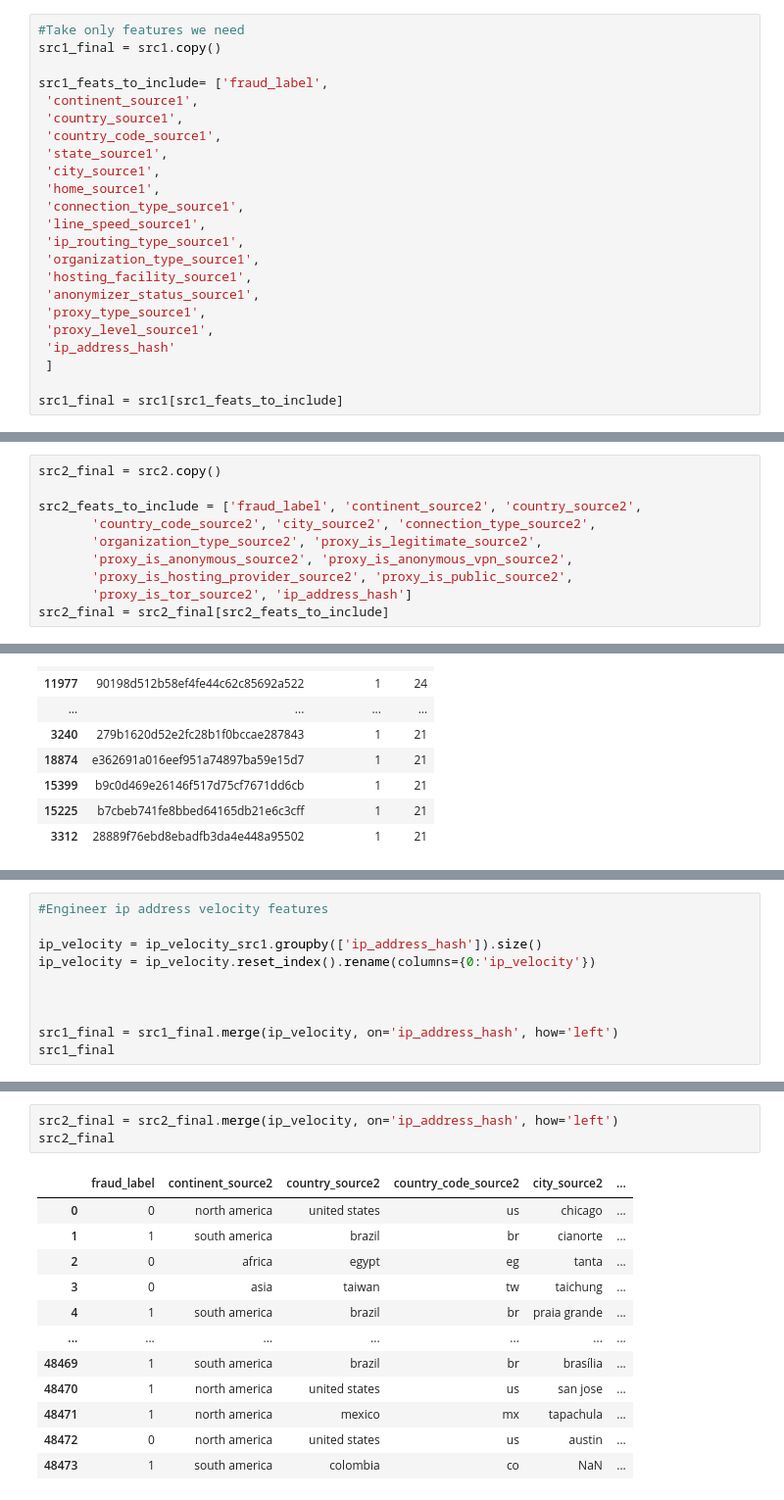
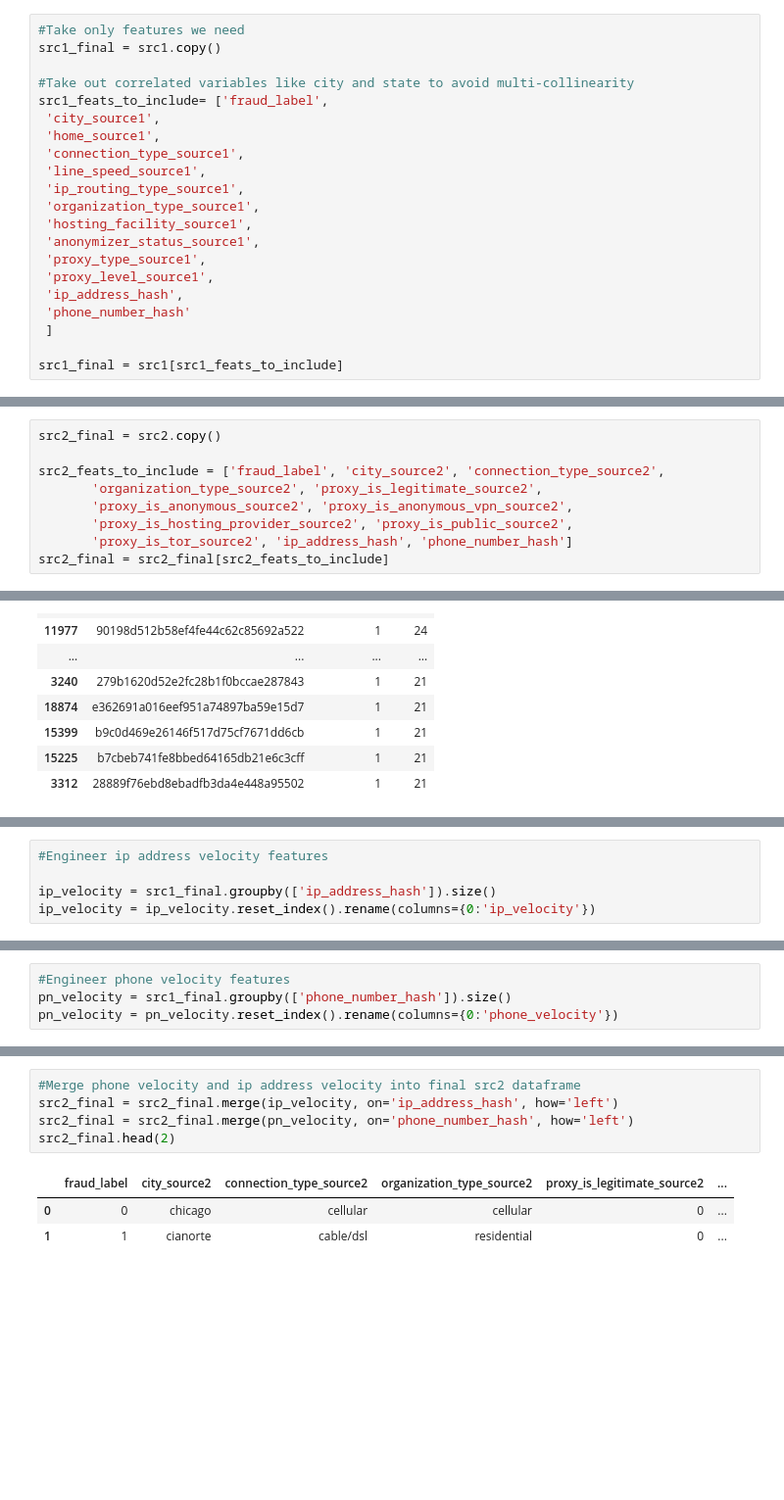
Before and after one commit to cgusti/EAD-fraud-detection, a Jupyter notebook: DS Take Home Project Practice.ipynb, the cells around one changed output, grey strips where cells are left out. Shown at 98% size. Cells and saved outputs as stored; diff of their text form; blank space fills up the shorter version.

```diff
--- a/DS Take Home Project Practice.ipynb
+++ b/DS Take Home Project Practice.ipynb
@@ -783,11 +770,8 @@ src1.columns.to_list()
 #Take only features we need
 src1_final = src1.copy()
 
+#Take out correlated variables like city and state to avoid multi-collinearity
 src1_feats_to_include= ['fraud_label',
- 'continent_source1',
- 'country_source1',
- 'country_code_source1',
- 'state_source1',
  'city_source1',
  'home_source1',
  'connection_type_source1',
@@ -798,7 +782,8 @@ src1_feats_to_include= ['fraud_label',
  'anonymizer_status_source1',
  'proxy_type_source1',
  'proxy_level_source1',
- 'ip_address_hash'
+ 'ip_address_hash',
+ 'phone_number_hash'
  ]
 
 src1_final = src1[src1_feats_to_include]
@@ -825,12 +790,11 @@ src1.columns.to_list()
 # %%
 src2_final = src2.copy()
 
-src2_feats_to_include = ['fraud_label', 'continent_source2', 'country_source2',
-       'country_code_source2', 'city_source2', 'connection_type_source2',
+src2_feats_to_include = ['fraud_label', 'city_source2', 'connection_type_source2',
        'organization_type_source2', 'proxy_is_legitimate_source2',
        'proxy_is_anonymous_source2', 'proxy_is_anonymous_vpn_source2',
        'proxy_is_hosting_provider_source2', 'proxy_is_public_source2',
-       'proxy_is_tor_source2', 'ip_address_hash']
+       'proxy_is_tor_source2', 'ip_address_hash', 'phone_number_hash']
 src2_final = src2_final[src2_feats_to_include]
 # %%
 #Engineer velocity features
@@ -869,10 +860,5 @@ ip_velocity_src1.sort_values(by='count', ascending=False).head(30)
 # %%
 #Engineer ip address velocity features
 
-ip_velocity = ip_velocity_src1.groupby(['ip_address_hash']).size()
+ip_velocity = src1_final.groupby(['ip_address_hash']).size()
 ip_velocity = ip_velocity.reset_index().rename(columns={0:'ip_velocity'})
-
-
-
-src1_final = src1_final.merge(ip_velocity, on='ip_address_hash', how='left')
-src1_final
@@ -892,0 +865,4 @@ src1_final
+# %%
+#Engineer phone velocity features
+pn_velocity = src1_final.groupby(['phone_number_hash']).size()
+pn_velocity = pn_velocity.reset_index().rename(columns={0:'phone_velocity'})
@@ -893,16 +878,9 @@ src1_final
 # %%
+#Merge phone velocity and ip address velocity into final src2 dataframe
 src2_final = src2_final.merge(ip_velocity, on='ip_address_hash', how='left')
-src2_final
+src2_final = src2_final.merge(pn_velocity, on='phone_number_hash', how='left')
+src2_final.head(2)
 # %% [output]
-|  | fraud_label | continent_source2 | country_source2 | country_code_source2 | city_source2 | ... |
-| 0 | 0 | north america | united states | us | chicago | ... |
-| 1 | 1 | south america | brazil | br | cianorte | ... |
-| 2 | 0 | africa | egypt | eg | tanta | ... |
-| 3 | 0 | asia | taiwan | tw | taichung | ... |
-| 4 | 1 | south america | brazil | br | praia grande | ... |
-| ... | ... | ... | ... | ... | ... | ... |
-| 48469 | 1 | south america | brazil | br | brasília | ... |
-| 48470 | 1 | north america | united states | us | san jose | ... |
-| 48471 | 1 | north america | mexico | mx | tapachula | ... |
-| 48472 | 0 | north america | united states | us | austin | ... |
-| 48473 | 1 | south america | colombia | co | NaN | ... |
+|  | fraud_label | city_source2 | connection_type_source2 | organization_type_source2 | proxy_is_legitimate_source2 | ... |
+| 0 | 0 | chicago | cellular | cellular | 0 | ... |
+| 1 | 1 | cianorte | cable/dsl | residential | 0 | ... |
```
Also changed, not shown: parts of 65 cells of this notebook, 6 other files.
